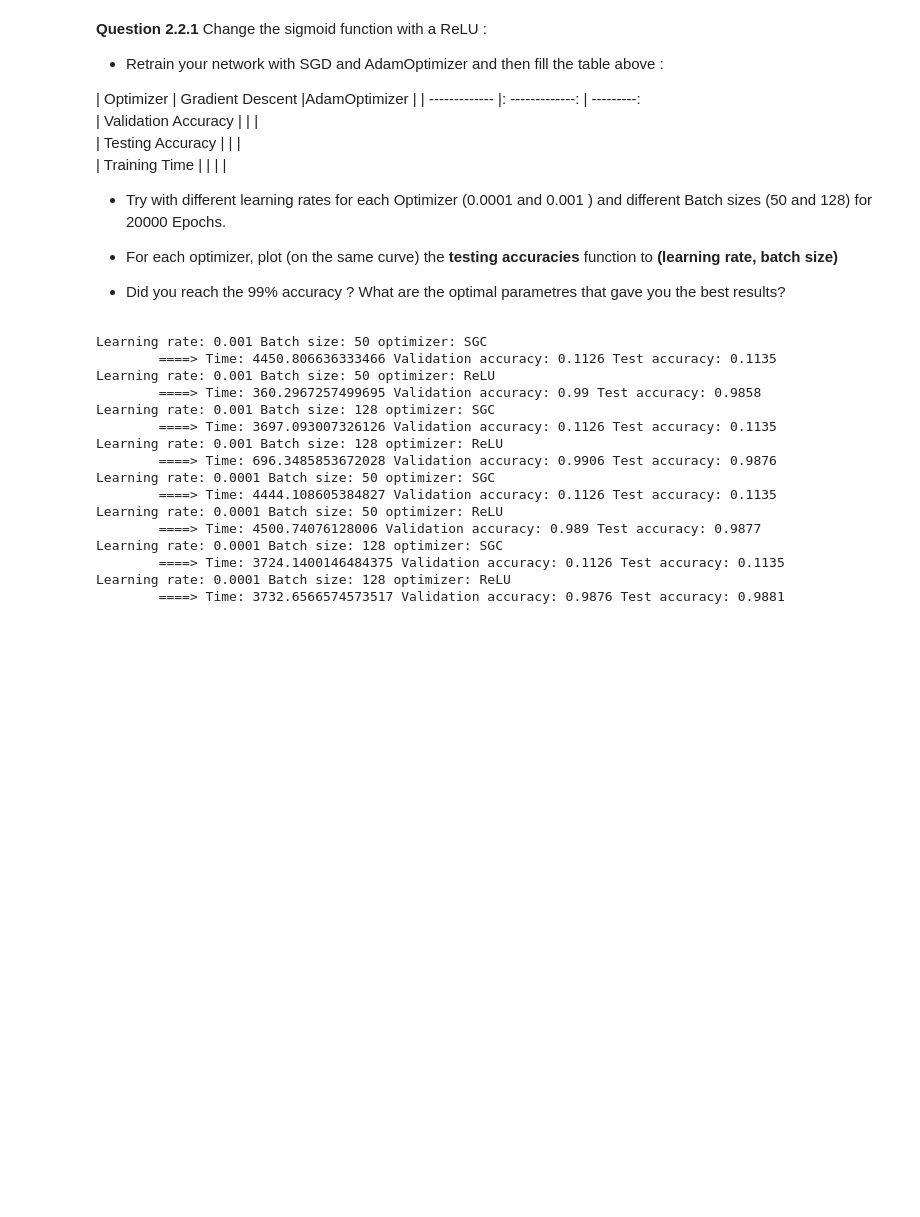
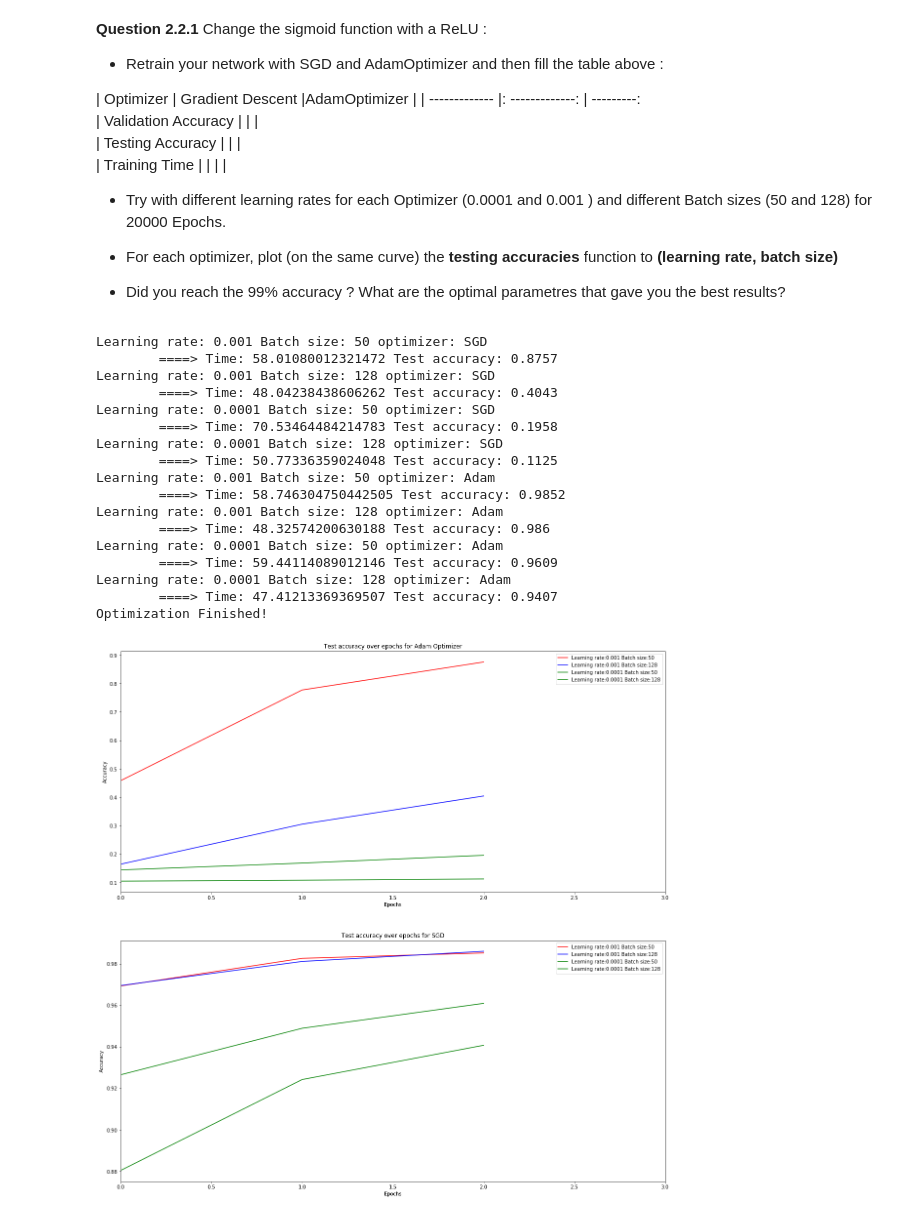
Before and after one commit to MatteoRomiti/DeepLearningLabs, a Jupyter notebook: lab2/TP2-notebook.ipynb, the cells around one changed output. Drawn from its saved outputs; the diff is of its cells as text; code cells hidden in the pictures; blank space fills up the shorter version.

```diff
--- a/lab2/TP2-notebook.ipynb
+++ b/lab2/TP2-notebook.ipynb
@@ -295,7 +295,7 @@ def evaluate(model, y):
 - Print after training the final testing accuracy
 # %%
 def train(learning_rate, training_epochs, batch_size, display_step = 1, \
-          logs_path='log_files/', optFunction="SGD", verbose=True, transfer="sigmoid"):
+          logs_path='log_files/', optFunction="SGD", verbose=True, transfer="sigmoid", keep_prob_=1):
 
     optFunctions = {"SGD":tf.train.GradientDescentOptimizer, "Adam":tf.train.AdamOptimizer}
 
@@ -304,6 +304,7 @@ def train(learning_rate, training_epochs, batch_size, display_step = 1, \
 
     x = tf.placeholder(tf.float32, [None, 28, 28, 1], name='InputData')
     y = tf.placeholder(tf.float32, [None, 10], name='LabelData')
+#     keep_prob = tf.placeholder(tf.float32)
 
     # Construct model
     with tf.name_scope('Model'):
@@ -360,6 +361,8 @@ def train(learning_rate, training_epochs, batch_size, display_step = 1, \
                 # and summary nodes
                 _, c, summary = sess.run([optimizer, cost, merged_summary_op],
                                          feed_dict={x: batch_xs, y: batch_ys})
+#                 _, c, summary = sess.run([optimizer, cost, merged_summary_op],
+#                                          feed_dict={x: batch_xs, y: batch_ys, keep_prob:keep_prob_})
                  # Write logs at every iteration
                 summary_writer.add_summary(summary, epoch * total_batch + i)
                 # Compute average loss
@@ -434,6 +442,4 @@ Save all obtained figures in the folder **"TP2/MNIST_99_Challenge_Figures"**
 # %%
-import time
-
 learning_rates = [0.001, 0.0001]
 batch_sizes = [50, 128]
 optNames = ["SGD", "Adam"]
@@ -454,20 +460,22 @@ for on in optNames:
             t2 = time.time() - t1
             print("\t====> Time:", t2, "Test accuracy:", acc_history[-1])
             results.append((lr, bs, on, t2, acc_history))
+print("Optimization Finished!")
 # %% [output]
-Learning rate: 0.001 Batch size: 50 optimizer: SGC
-        ====> Time: 4450.806636333466 Validation accuracy: 0.1126 Test accuracy: 0.1135
-Learning rate: 0.001 Batch size: 50 optimizer: ReLU
-        ====> Time: 360.2967257499695 Validation accuracy: 0.99 Test accuracy: 0.9858
-Learning rate: 0.001 Batch size: 128 optimizer: SGC
-        ====> Time: 3697.093007326126 Validation accuracy: 0.1126 Test accuracy: 0.1135
-Learning rate: 0.001 Batch size: 128 optimizer: ReLU
-        ====> Time: 696.3485853672028 Validation accuracy: 0.9906 Test accuracy: 0.9876
-Learning rate: 0.0001 Batch size: 50 optimizer: SGC
-        ====> Time: 4444.108605384827 Validation accuracy: 0.1126 Test accuracy: 0.1135
-Learning rate: 0.0001 Batch size: 50 optimizer: ReLU
-        ====> Time: 4500.74076128006 Validation accuracy: 0.989 Test accuracy: 0.9877
-Learning rate: 0.0001 Batch size: 128 optimizer: SGC
-        ====> Time: 3724.1400146484375 Validation accuracy: 0.1126 Test accuracy: 0.1135
-Learning rate: 0.0001 Batch size: 128 optimizer: ReLU
-        ====> Time: 3732.6566574573517 Validation accuracy: 0.9876 Test accuracy: 0.9881
+Learning rate: 0.001 Batch size: 50 optimizer: SGD
+        ====> Time: 58.01080012321472 Test accuracy: 0.8757
+Learning rate: 0.001 Batch size: 128 optimizer: SGD
+        ====> Time: 48.04238438606262 Test accuracy: 0.4043
+Learning rate: 0.0001 Batch size: 50 optimizer: SGD
+        ====> Time: 70.53464484214783 Test accuracy: 0.1958
+Learning rate: 0.0001 Batch size: 128 optimizer: SGD
+        ====> Time: 50.77336359024048 Test accuracy: 0.1125
+Learning rate: 0.001 Batch size: 50 optimizer: Adam
+        ====> Time: 58.746304750442505 Test accuracy: 0.9852
+Learning rate: 0.001 Batch size: 128 optimizer: Adam
+        ====> Time: 48.32574200630188 Test accuracy: 0.986
+Learning rate: 0.0001 Batch size: 50 optimizer: Adam
+        ====> Time: 59.44114089012146 Test accuracy: 0.9609
+Learning rate: 0.0001 Batch size: 128 optimizer: Adam
+        ====> Time: 47.41213369369507 Test accuracy: 0.9407
+Optimization Finished!
@@ -477,46 +482,37 @@ import matplotlib.pyplot as plt
-# %%
-results = [
-    (0.001, 50, "SGD", 4450.806636333466, 0.1126, 0.1135),
-    (0.001, 50, "ReLU", 360.2967257499695, 0.99, 0.9858),
-    (0.001, 128, "SGD", 3697.093007326126, 0.1126, 0.1135),
-    (0.001, 128, "ReLU", 696.3485853672028, 0.9906, 0.9876),
-    (0.0001, 50, "SGD", 4444.108605384827, 0.1126, 0.1135),
-    (0.0001, 50, "ReLU", 4500.74076128006, 0.989, 0.9877),
-    (0.0001, 128, "SGD", 3724.1400146484375, 0.1126, 0.1135),
-    (0.0001, 128, "ReLU", 3732.6566574573517, 0.9876, 0.9881)
-]
 # %%
 plt.figure(figsize=(20,20))
 plt.subplot(211)
-max_epochs = np.max(len(results[0][4]), len(results[1][4]), len(results[2][4]), len(results[3][4]))
+max_epochs = max([len(results[0][4]), len(results[1][4]), len(results[2][4]), len(results[3][4])])
 plt.plot(np.arange(len(results[0][4])), results[0][4], c="r", \
          label="Learning rate:" + str(results[0][0]) + " Batch size:" + str(results[0][1]))
 plt.plot(np.arange(len(results[1][4])), results[1][4], c="b", \
          label="Learning rate:" + str(results[1][0]) + " Batch size:" + str(results[1][1]))
 plt.plot(np.arange(len(results[2][4])), results[2][4], c="g", \
          label="Learning rate:" + str(results[2][0]) + " Batch size:" + str(results[2][1]))
 plt.plot(np.arange(len(results[3][4])), results[3][4], c="g", \
          label="Learning rate:" + str(results[3][0]) + " Batch size:" + str(results[3][1]))
 plt.legend()
 plt.title("Test accuracy over epochs for Adam Optimizer")
 plt.xlabel("Epochs")
 plt.ylabel("Accuracy")
 plt.xlim((0, max_epochs))
 
 plt.subplot(212)
-max_epochs = np.max(len(results[4][4]), len(results[5][4]), len(results[6][4]), len(results[7][4]))
+max_epochs = max([len(results[4][4]), len(results[5][4]), len(results[6][4]), len(results[7][4])])
 plt.plot(np.arange(len(results[4][4])), results[4][4], c="r", \
          label="Learning rate:" + str(results[4][0]) + " Batch size:" + str(results[4][1]))
 plt.plot(np.arange(len(results[5][4])), results[5][4], c="b", \
          label="Learning rate:" + str(results[5][0]) + " Batch size:" + str(results[5][1]))
 plt.plot(np.arange(len(results[6][4])), results[6][4], c="g", \
          label="Learning rate:" + str(results[6][0]) + " Batch size:" + str(results[6][1]))
 plt.plot(np.arange(len(results[7][4])), results[7][4], c="g", \
          label="Learning rate:" + str(results[7][0]) + " Batch size:" + str(results[7][1]))
 plt.legend()
 plt.title("Test accuracy over epochs for SGD")
 plt.xlabel("Epochs")
 plt.ylabel("Accuracy")
 plt.xlim((0, max_epochs))
 plt.show()
+# %% [output]
+[figure, added]
 # %% [markdown]
```
Also changed, not shown: parts of 10 cells of this notebook, 31 other files.
